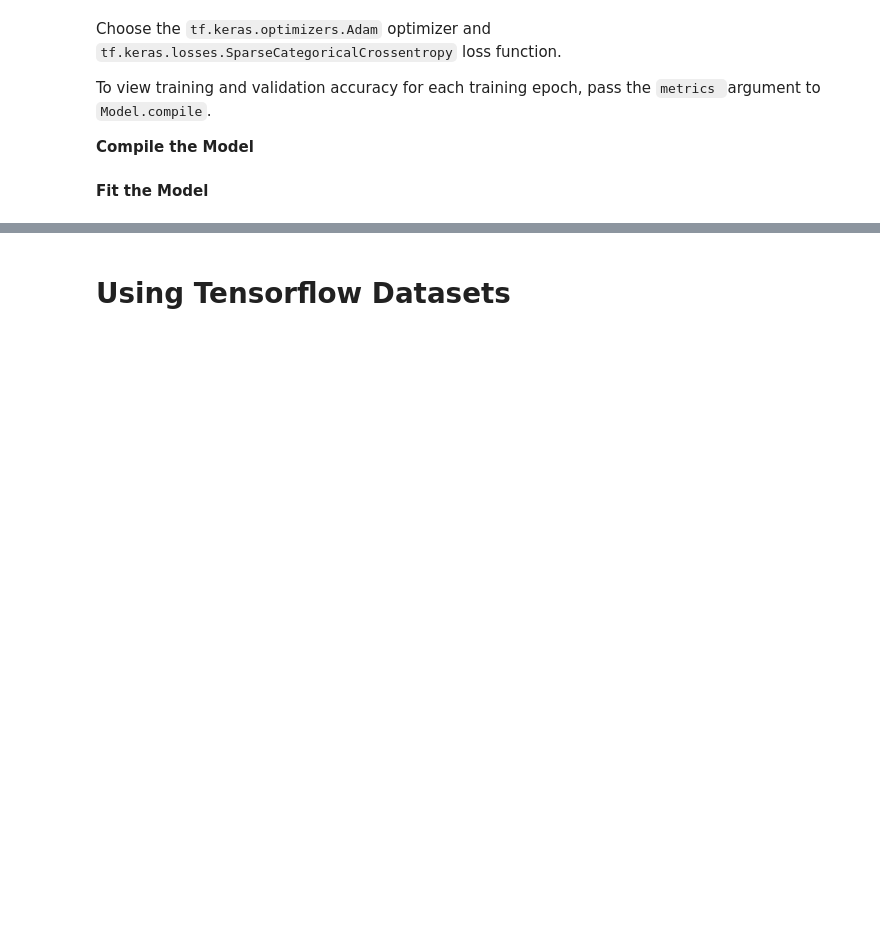
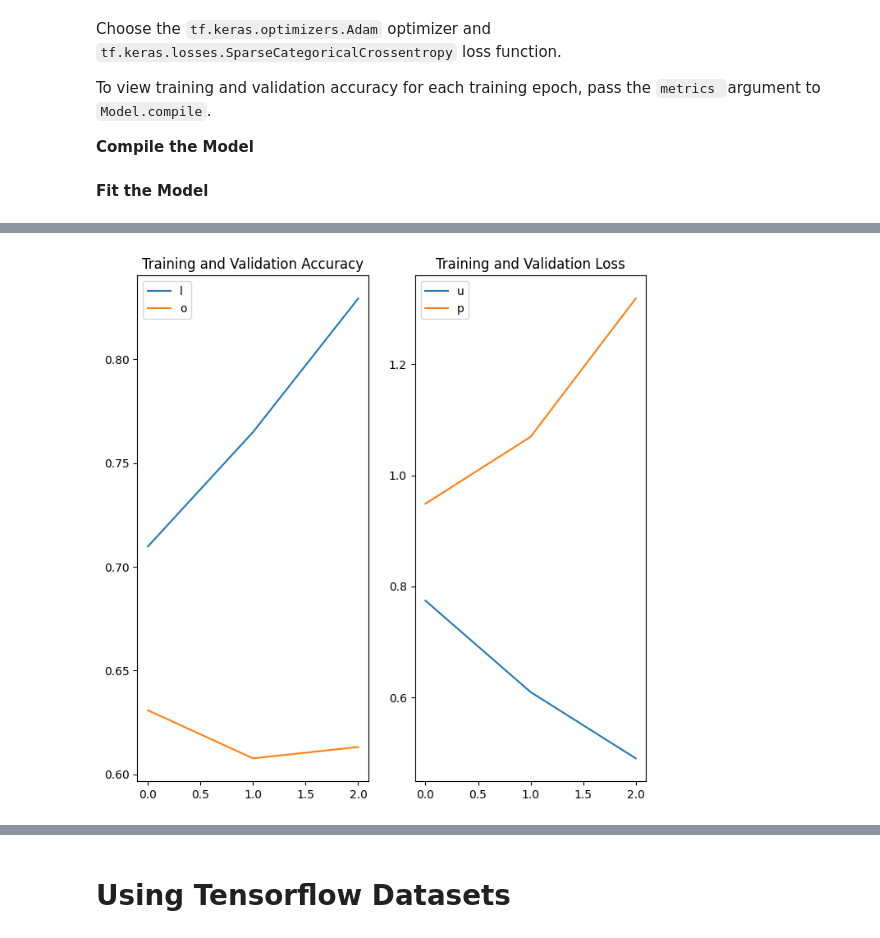
Before and after one commit to neko88/Machine-Learning, a Jupyter notebook: Tensorflow_Intro_02_Image_Classification.ipynb, the cells around one changed output, grey strips where cells are left out. Drawn from its saved outputs; the diff is of its cells as text; code cells hidden in the pictures; blank space fills up the shorter version.

```diff
--- a/Tensorflow_Intro_02_Image_Classification.ipynb
+++ b/Tensorflow_Intro_02_Image_Classification.ipynb
@@ -210,6 +209,7 @@ model = tf.keras.Sequential([
   tf.keras.layers.MaxPooling2D(),
   tf.keras.layers.Conv2D(32, 3, activation='relu'),
   tf.keras.layers.MaxPooling2D(),
+  tf.keras.layers.Dropout(0.2),
   tf.keras.layers.Flatten(),
   tf.keras.layers.Dense(128, activation='relu'),
   tf.keras.layers.Dense(num_classes)
@@ -229,7 +229,7 @@ model.compile(
 # %% [markdown]
 **Fit the Model**
 # %%
-model.fit(
+results = model.fit(
     train_ds,
     validation_data = val_ds,
     epochs=3
@@ -244,0 +247,30 @@ Epoch 3/3
+# %%
+acc = results.history['accuracy']
+loss = results.history['loss']
+
+val_acc = results.history['val_accuracy']
+val_loss = results.history['val_loss']
+
+print("Accuracy:", acc)
+print("Loss:", acc)
+print("Val Accuracy:", acc)
+print("Val Loss:", acc)
+
+epochs_range = range(3)
+
+plt.figure(figsize=(8,8))
+plt.subplot(1, 2, 1)
+
+plt.plot( epochs_range, acc, label = 'Training Accuracy' )
+plt.plot( epochs_range, val_acc, label = 'Validation Accuracy' )
+plt.legend('lower right')
+plt.title('Training and Validation Accuracy')
+
+plt.subplot(1, 2, 2)
+plt.plot( epochs_range, loss, label = 'Training Loss')
+plt.plot( epochs_range, val_loss, label = 'Validation Loss' )
+plt.legend('upper right')
+plt.title('Training and Validation Loss')
+
+plt.show()
+# %% [output]
@@ -244,0 +281 @@ Epoch 3/3
+[figure, added]
```
Also changed, not shown: parts of 11 cells of this notebook.
